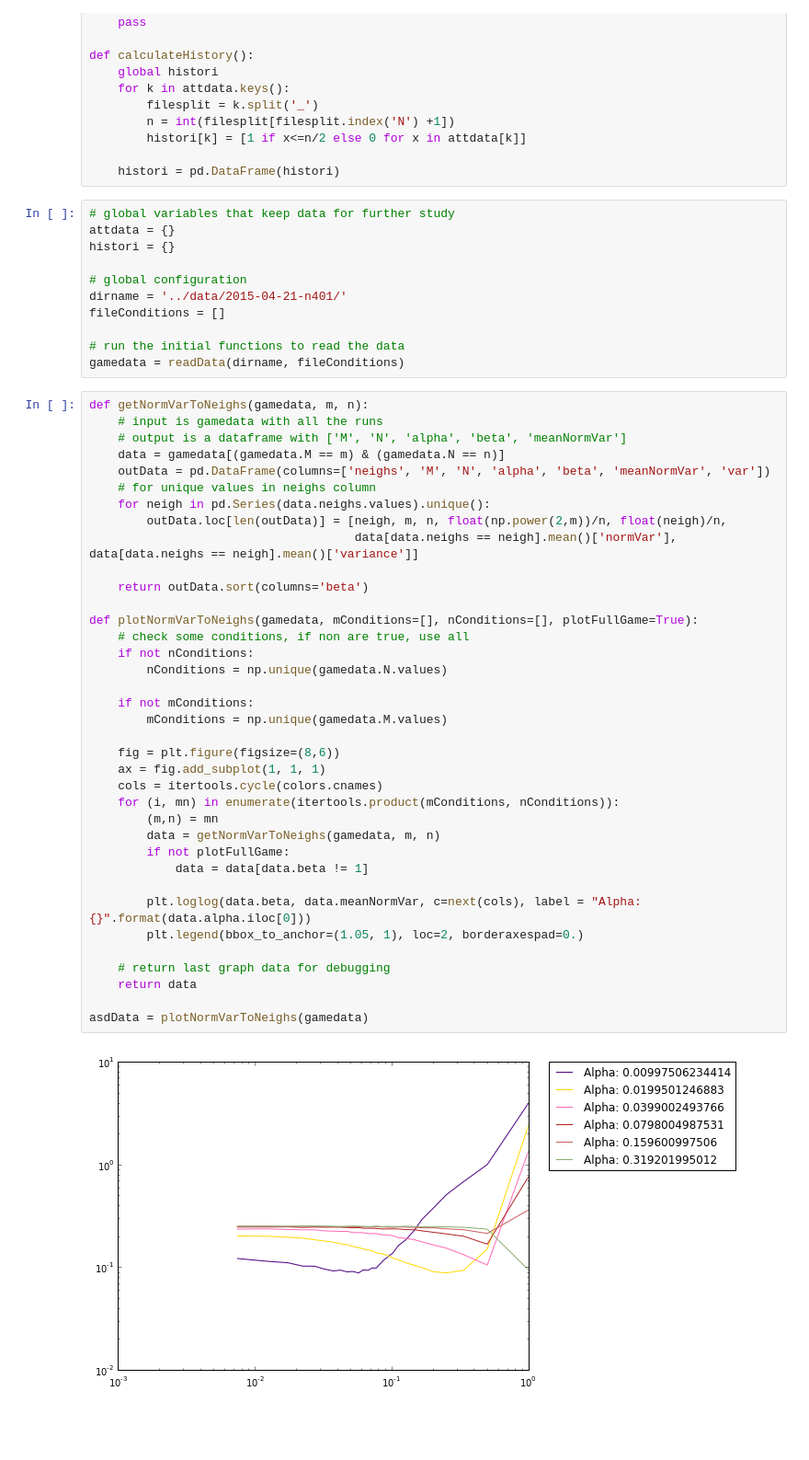
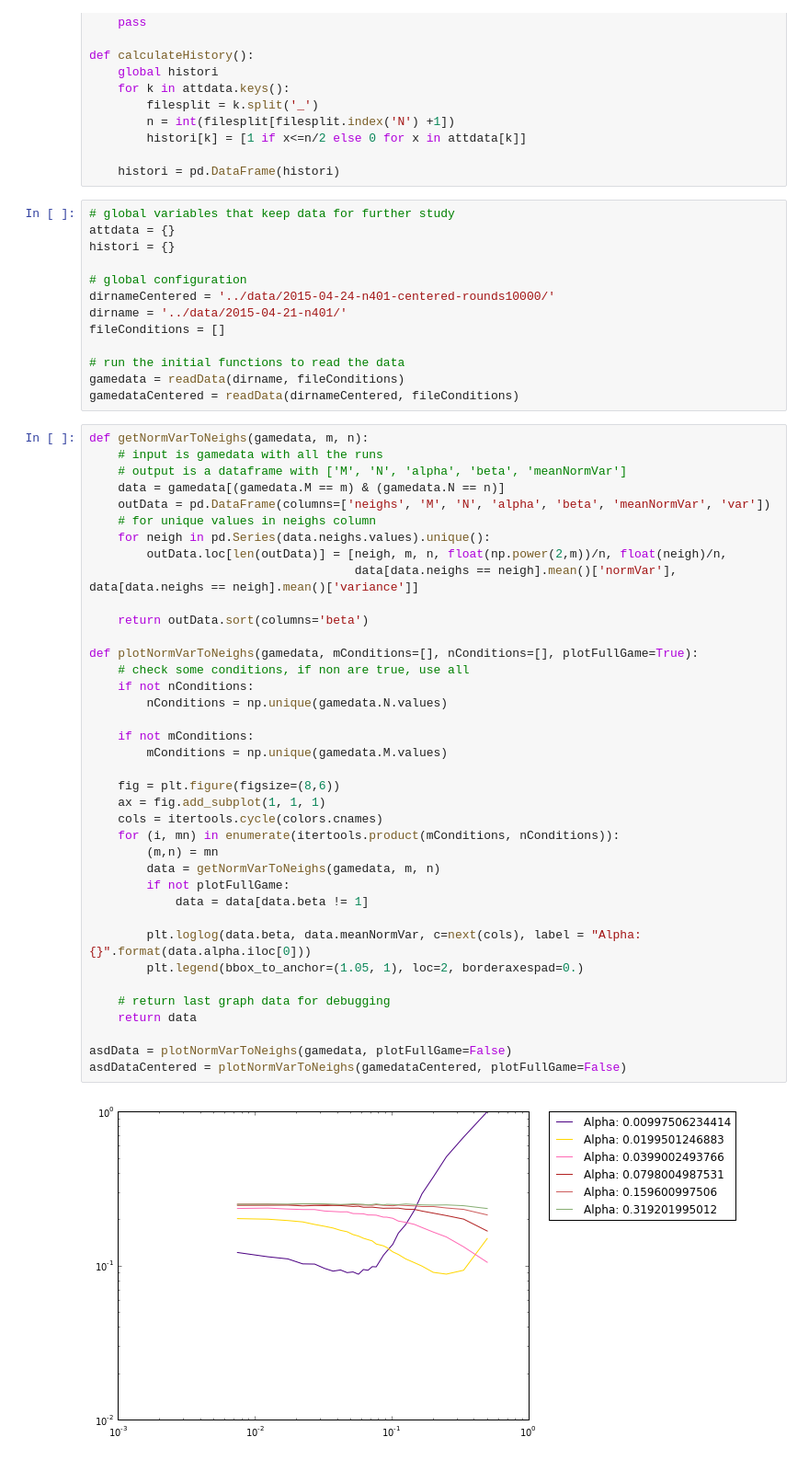
Before and after one commit to sandromehic/mingam, a Jupyter notebook: analysis/communityAnalysis.ipynb, the cells around one changed output. Shown: that part at 92% size. Saved outputs shown, nothing was run; the diff lists cells and outputs as text; blank space fills up the shorter version.

```diff
--- a/analysis/communityAnalysis.ipynb
+++ b/analysis/communityAnalysis.ipynb
@@ -134,11 +134,13 @@ attdata = {}
 histori = {}
 
 # global configuration
+dirnameCentered = '../data/2015-04-24-n401-centered-rounds10000/'
 dirname = '../data/2015-04-21-n401/'
 fileConditions = []
 
 # run the initial functions to read the data
 gamedata = readData(dirname, fileConditions)
+gamedataCentered = readData(dirnameCentered, fileConditions)
 # %%
 def getNormVarToNeighs(gamedata, m, n):
     # input is gamedata with all the runs
@@ -149,32 +151,33 @@ def getNormVarToNeighs(gamedata, m, n):
     for neigh in pd.Series(data.neighs.values).unique():
         outData.loc[len(outData)] = [neigh, m, n, float(np.power(2,m))/n, float(neigh)/n,
                                      data[data.neighs == neigh].mean()['normVar'], data[data.neighs == neigh].mean()['variance']]
 
     return outData.sort(columns='beta')
 
 def plotNormVarToNeighs(gamedata, mConditions=[], nConditions=[], plotFullGame=True):
     # check some conditions, if non are true, use all
     if not nConditions:
         nConditions = np.unique(gamedata.N.values)
 
     if not mConditions:
         mConditions = np.unique(gamedata.M.values)
 
     fig = plt.figure(figsize=(8,6))
     ax = fig.add_subplot(1, 1, 1)
     cols = itertools.cycle(colors.cnames)
     for (i, mn) in enumerate(itertools.product(mConditions, nConditions)):
         (m,n) = mn
         data = getNormVarToNeighs(gamedata, m, n)
         if not plotFullGame:
             data = data[data.beta != 1]
 
         plt.loglog(data.beta, data.meanNormVar, c=next(cols), label = "Alpha: {}".format(data.alpha.iloc[0]))
         plt.legend(bbox_to_anchor=(1.05, 1), loc=2, borderaxespad=0.)
 
     # return last graph data for debugging
     return data
 
-asdData = plotNormVarToNeighs(gamedata)
+asdData = plotNormVarToNeighs(gamedata, plotFullGame=False)
+asdDataCentered = plotNormVarToNeighs(gamedataCentered, plotFullGame=False)
 # %% [output]
-[figure, old version]
+[figure, new version]
```
Also changed, not shown: parts of 1 cell of this notebook, 5 other files.
